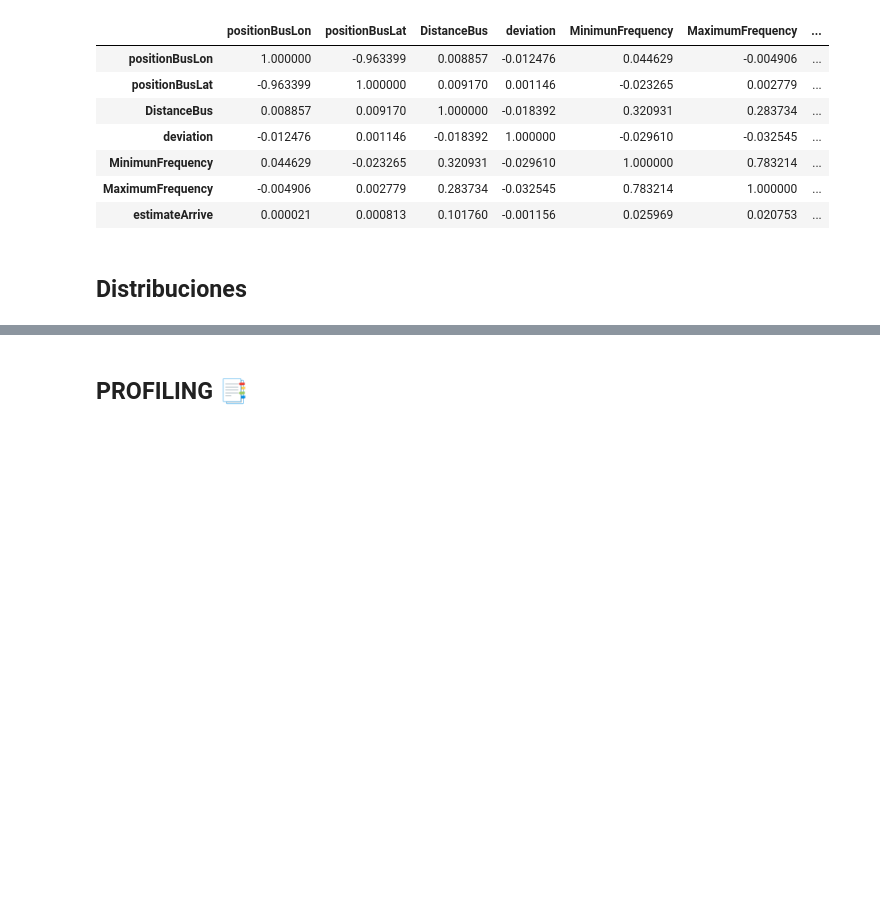
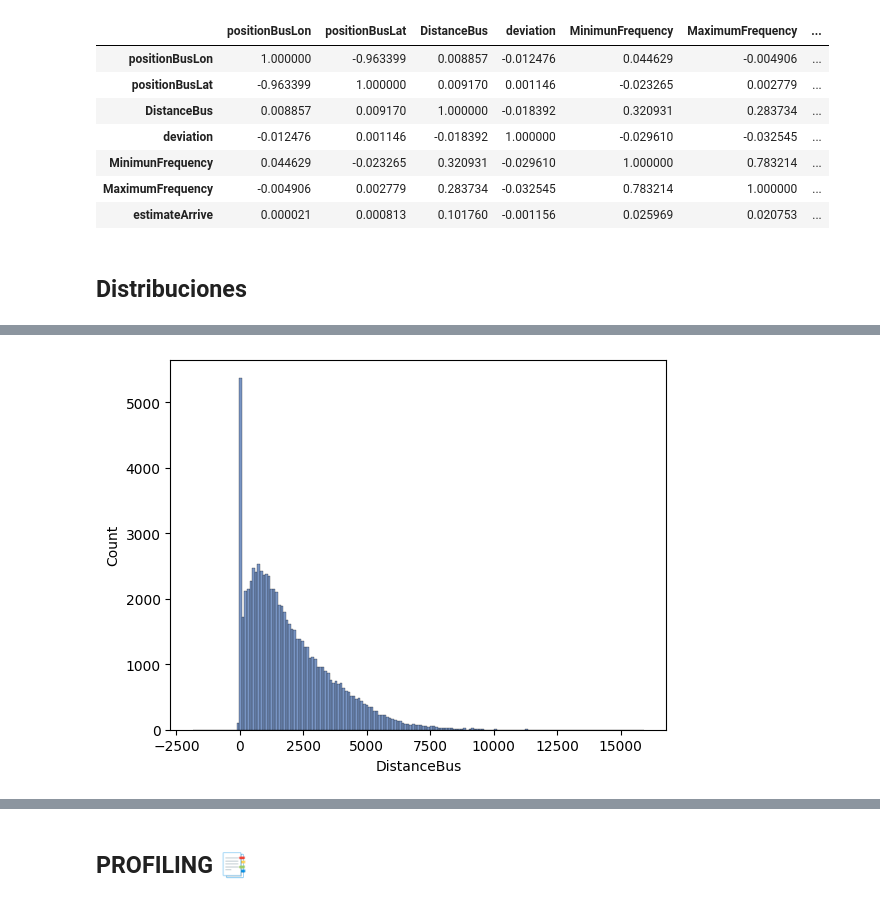
Before and after one commit to oeg-upm/inesdata-mov-data-generation, a Jupyter notebook: notebooks/emt_qa.ipynb, the cells around one changed output, grey strips where cells are left out. Drawn from its saved outputs; the diff is of its cells as text; code cells hidden in the pictures; blank space fills up the shorter version.

```diff
--- a/notebooks/emt_qa.ipynb
+++ b/notebooks/emt_qa.ipynb
@@ -254,0 +303,4 @@ var_name = 'DistanceBus'
+# %%
+sns.histplot(df[var_name]);
+# %% [output]
+[figure, added]
```
Also changed, not shown: parts of 12 cells of this notebook.
